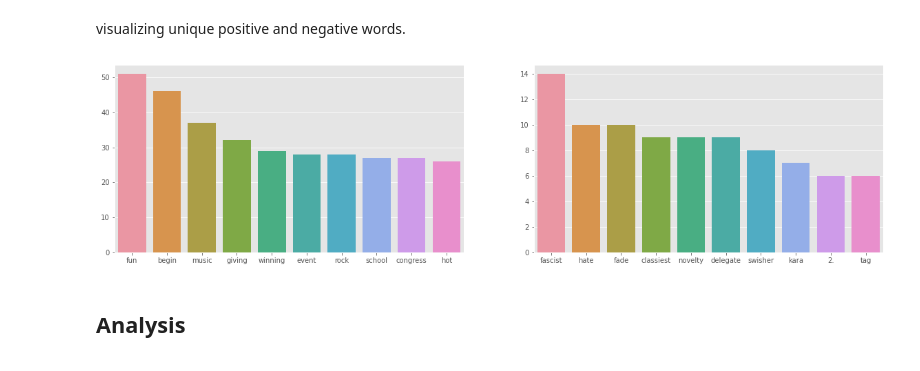
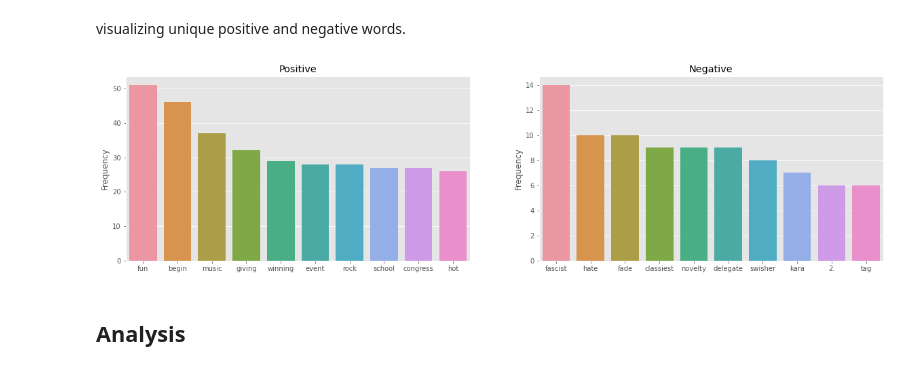
Before and after one commit to AColocho/Tweet_sentiment, a Jupyter notebook: analysis.ipynb, the cells around one changed output. Cells and saved outputs as stored; diff of their text form; code cells hidden in the pictures.

```diff
--- a/analysis.ipynb
+++ b/analysis.ipynb
@@ -189,6 +182,7 @@ with plt.style.context('ggplot'):
             y = list(orderedData[i].values())[:10]
             sns.barplot(x,y,ax=col)
             col.title.set_text(title[i])
+            col.set_ylabel('Frequency')
             i += 1
             if i == 3:
                 break
@@ -216,15 +210,18 @@ visualizing unique positive and negative words.
 # %%
 with plt.style.context('ggplot'):
     orderedData = [orderedPositiveWords,orderedNegativeWords]
+    titles = ['Positive','Negative']
     i = 0
     fig, ax = plt.subplots(nrows=1, ncols=2,figsize=(20,5))
     for col in ax:
         x = list(orderedData[i].keys())[:10]
         y = list(orderedData[i].values())[:10]
+        sns.barplot(x,y,ax=col)
+        col.set_ylabel('Frequency')
+        col.set_title(titles[i])
         i += 1
-        sns.barplot(x,y,ax=col)
 # %% [output]
-[figure, old version]
+[figure, new version]
 # %% [markdown]
 ## Analysis
 # %% [markdown]
```
Also changed, not shown: parts of 81 cells of this notebook, 7 other files.
